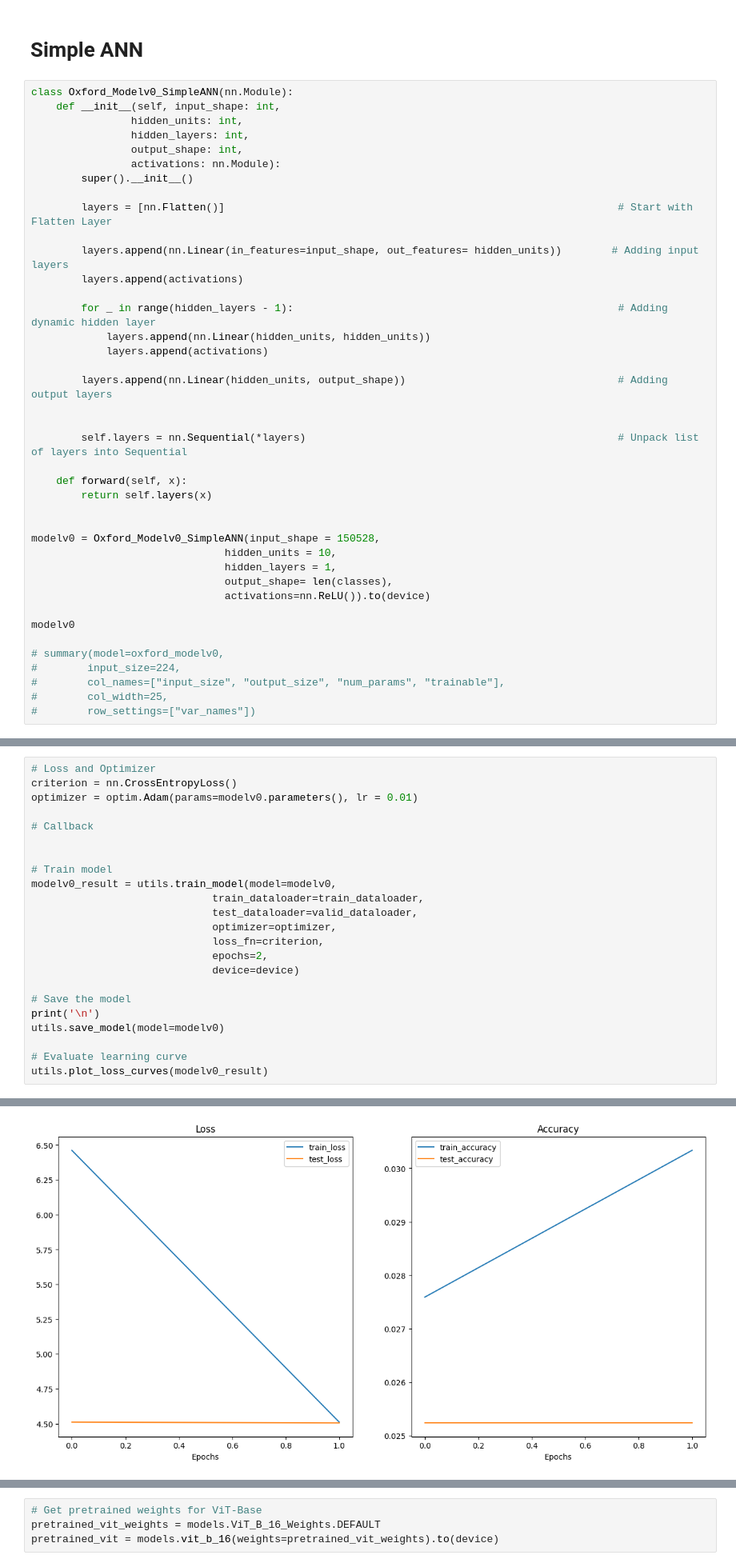
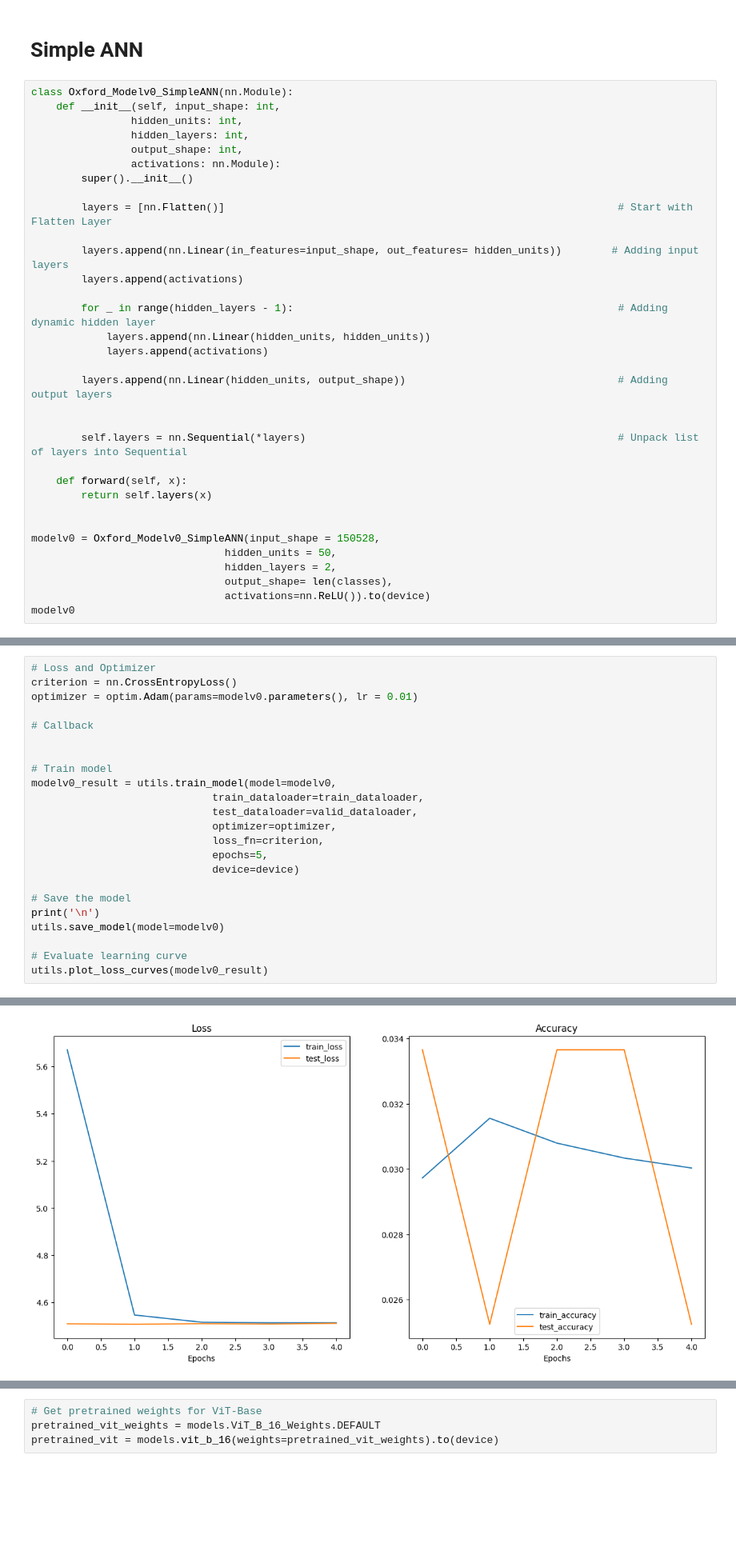
Before and after one commit to lovecrushfamily/Oxford-flower-classification, a Jupyter notebook: notebook_dl.ipynb, the cells around one changed output, grey strips where cells are left out. Shown at 80% size. Saved outputs shown, nothing was run; the diff lists cells and outputs as text; blank space fills up the shorter version.

Commit message:
Adding new code, learnng about the mismatch layer unit, matrix multiplication, finally understand the summary of torchinfo the matrix, the inout shape, how's it going through those stack of layers.

```diff
--- a/notebook_dl.ipynb
+++ b/notebook_dl.ipynb
@@ -315,18 +315,11 @@ class Oxford_Modelv0_SimpleANN(nn.Module):
 
 
 modelv0 = Oxford_Modelv0_SimpleANN(input_shape = 150528,
-                               hidden_units = 10,
-                               hidden_layers = 1,
+                               hidden_units = 50,
+                               hidden_layers = 2,
                                output_shape= len(classes),
                                activations=nn.ReLU()).to(device)
-
 modelv0
-
-# summary(model=oxford_modelv0,
-#        input_size=224,
-#        col_names=["input_size", "output_size", "num_params", "trainable"],
-#        col_width=25,
-#        row_settings=["var_names"])
 # %% [output]
 Oxford_Modelv0_SimpleANN(
   (layers): Sequential(
@@ -350,7 +370,7 @@ modelv0_result = utils.train_model(model=modelv0,
                              test_dataloader=valid_dataloader,
                              optimizer=optimizer,
                              loss_fn=criterion,
-                             epochs=2,
+                             epochs=5,
                              device=device)
 
 # Save the model
@@ -366 +391 @@ Epoch 2/2 [==============================] 100% [00:00:44<00:00:00] loss: 4.5120
-[figure, old version]
+[figure, new version]
```
Also changed, not shown: parts of 38 cells of this notebook.
